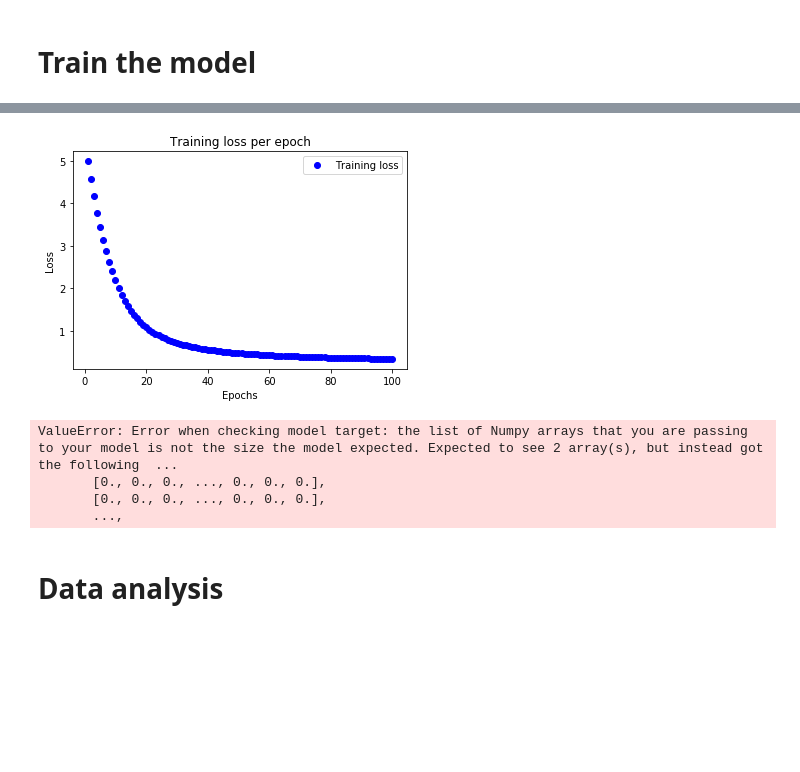
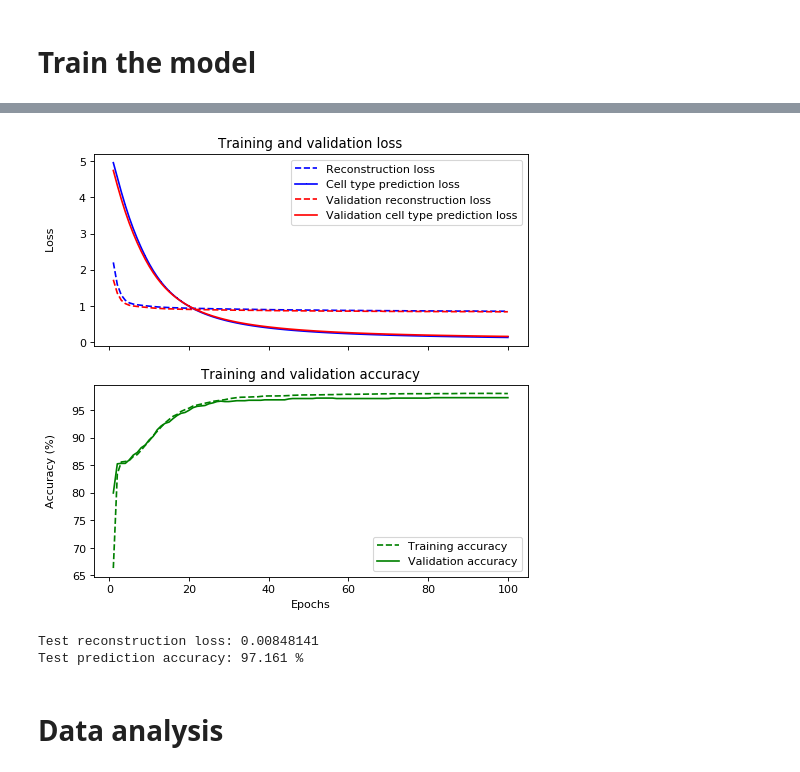
Before and after one commit to LongarMD/MarkerGenes, a Jupyter notebook: Example.ipynb, the cells around one changed output, grey strips where cells are left out. Cells and saved outputs as stored; diff of their text form; code cells hidden in the pictures; blank space fills up the shorter version.

```diff
--- a/Example.ipynb
+++ b/Example.ipynb
@@ -32,7 +32,7 @@ import matplotlib.pyplot as plt
 SPECIES = 'Human'
 DATA_PATH = '/home/mlongar/Data/SingleCellGeneExpression/'
 #DATA_PATH = '/Users/MarkDavidLongar/Documents/Coding/MachineLearning/Data/'
-#DATA_PATH = 'D:/Data/SingleCellGeneExpression/'
+DATA_PATH = 'D:/Data/SingleCellGeneExpression/'
 DATASET_BARON_PATH = DATA_PATH + 'baron_2016h.h5ad'
 DATASET_XIN_PATH = DATA_PATH + 'xin_2016.h5ad'
 MARKER_PATH = DATA_PATH + 'panglao_gene_markers.tab.gz'
@@ -196,4 +183,4 @@ _________________________________________________________________
 # Train the model
 # %%
 history = saly.train_model(model, train_x, train_y, markers, marker_aliases,
-                           EPOCHS, validation_data=None, verbose=1);
+                           EPOCHS, validation_data=(validation_x, validation_y), verbose=0);
@@ -218,12 +187,10 @@ Epoch 100/100
 # %%
 saly.plot_model_history(history)
-print("Test loss: ", saly.test_model(model, test_x))
+saly.test_model(model, test_x, test_y, markers, marker_aliases);
 # %% [output]
-[figure, old version]
+[figure, new version]
-ValueError: Error when checking model target: the list of Numpy arrays that you are passing to your model is not the size the model expected. Expected to see 2 array(s), but instead got the following  ...
-       [0., 0., 0., ..., 0., 0., 0.],
-       [0., 0., 0., ..., 0., 0., 0.],
-       ...,
+Test reconstruction loss: 0.00848141
+Test prediction accuracy: 97.161 %
 # %% [markdown]
 # Data analysis
 # %%
```
Also changed, not shown: parts of 21 cells of this notebook, 1 other file.
